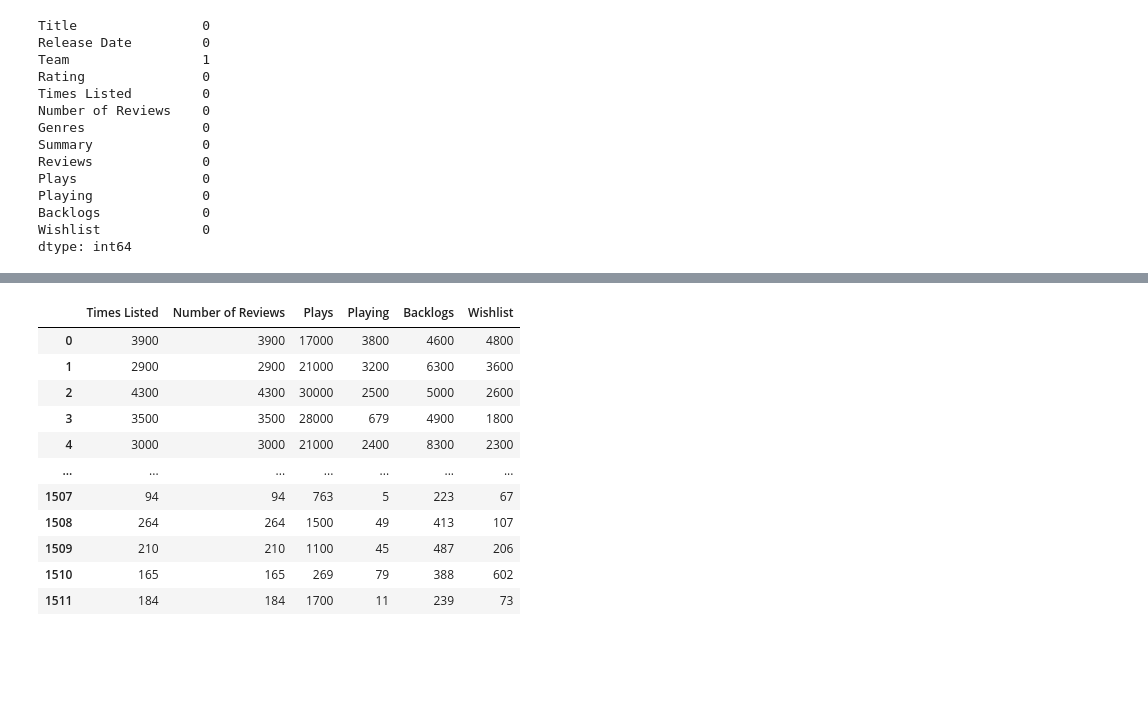
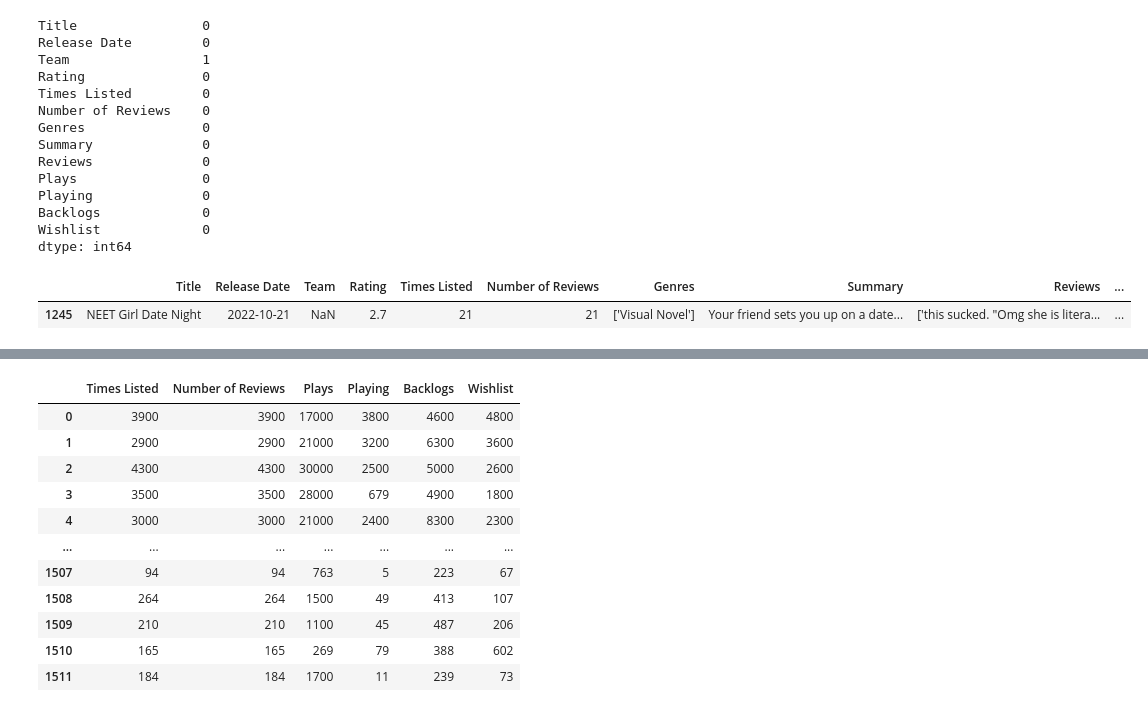
Before and after one commit to claudiamattes98/videogames_final_project, a Jupyter notebook: EDA.ipynb, the cells around one changed output, grey strips where cells are left out. Cells and saved outputs as stored; diff of their text form; code cells hidden in the pictures; blank space fills up the shorter version.

```diff
--- a/EDA.ipynb
+++ b/EDA.ipynb
@@ -160,3 +160,9 @@ Playing              0
 Backlogs             0
 Wishlist             0
 dtype: int64
+# %%
+nan_team = games[games['Team'].isnull()]
+nan_team
+# %% [output]
+|  | Title | Release Date | Team | Rating | Times Listed | Number of Reviews | Genres | Summary | Reviews | ... |
+| 1245 | NEET Girl Date Night | 2022-10-21 | NaN | 2.7 | 21 | 21 | ['Visual Novel'] | Your friend sets you up on a date... | ['this sucked. "Omg she is litera... | ... |
```
Also changed, not shown: parts of 9 cells of this notebook.
